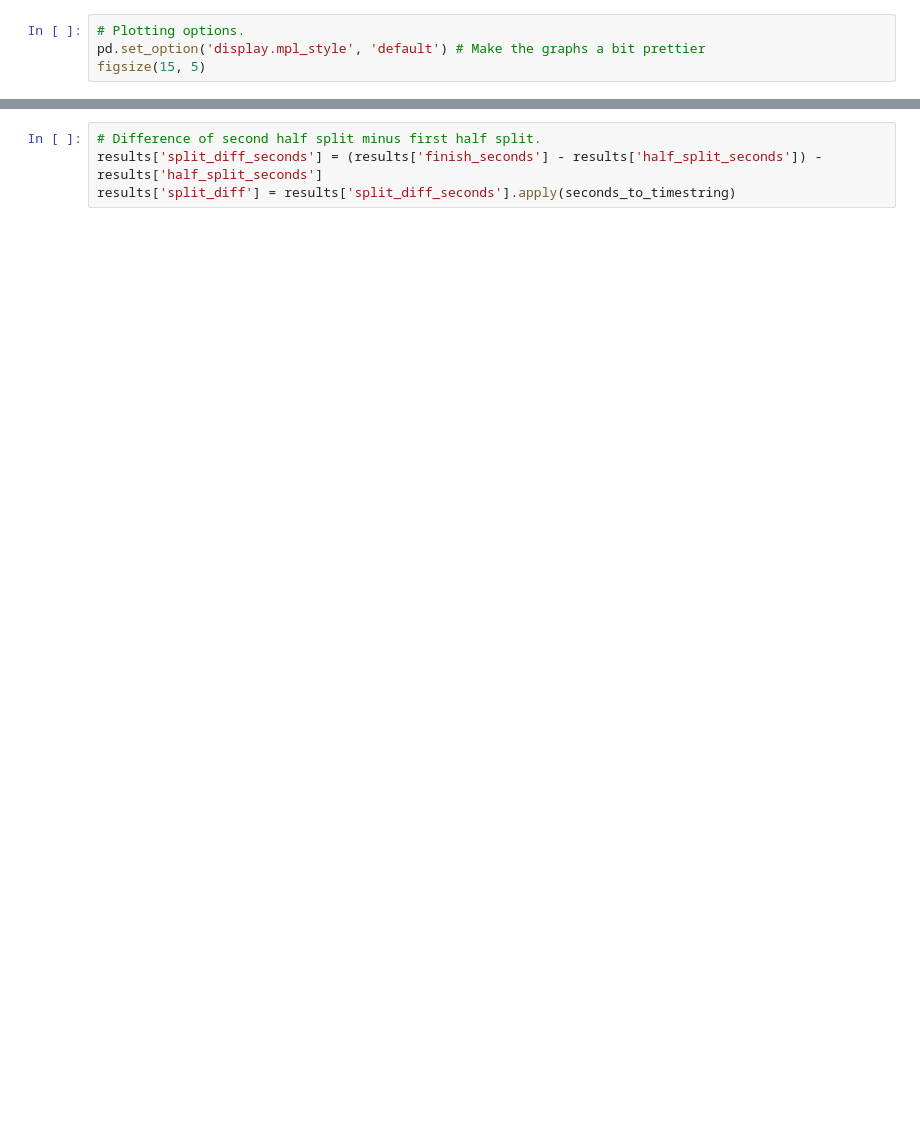
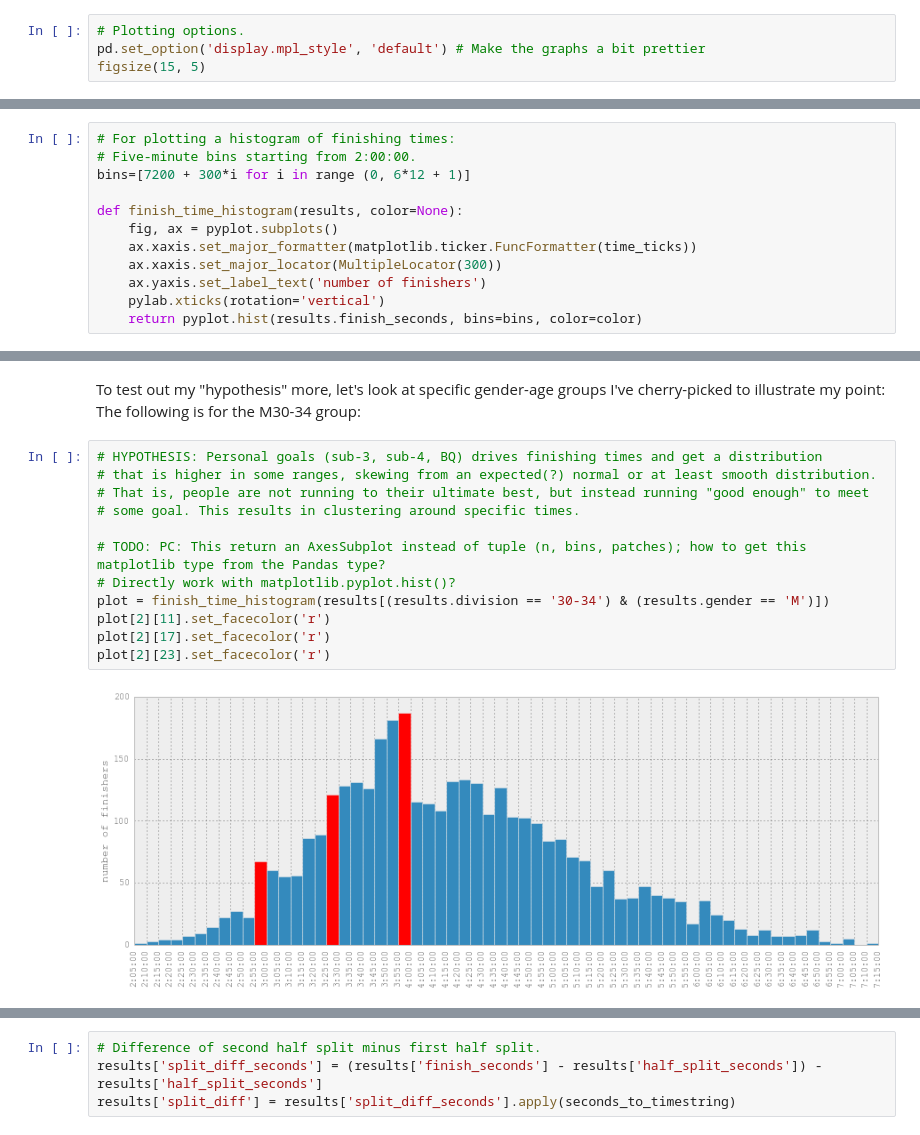
Before and after one commit to pchng/cm2013, a Jupyter notebook: 2013 Chicago Marathon Analysis.ipynb, the cells around one changed output, grey strips where cells are left out. Drawn from its saved outputs; the diff is of its cells as text; blank space fills up the shorter version.

```diff
--- a/2013 Chicago Marathon Analysis.ipynb
+++ b/2013 Chicago Marathon Analysis.ipynb
@@ -64,0 +151,12 @@ results['half_split_seconds'] = results['half_split'].map(timestring_to_seconds)
+# %%
+# For plotting a histogram of finishing times:
+# Five-minute bins starting from 2:00:00.
+bins=[7200 + 300*i for i in range (0, 6*12 + 1)]
+
+def finish_time_histogram(results, color=None):
+    fig, ax = pyplot.subplots()
+    ax.xaxis.set_major_formatter(matplotlib.ticker.FuncFormatter(time_ticks))
+    ax.xaxis.set_major_locator(MultipleLocator(300))
+    ax.yaxis.set_label_text('number of finishers')
+    pylab.xticks(rotation='vertical')
+    return pyplot.hist(results.finish_seconds, bins=bins, color=color)
@@ -64,0 +176,16 @@ results['half_split_seconds'] = results['half_split'].map(timestring_to_seconds)
+# %% [markdown]
+To test out my "hypothesis" more, let's look at specific gender-age groups I've cherry-picked to illustrate my point:  The following is for the M30-34 group:
+# %%
+# HYPOTHESIS: Personal goals (sub-3, sub-4, BQ) drives finishing times and get a distribution
+# that is higher in some ranges, skewing from an expected(?) normal or at least smooth distribution.
+# That is, people are not running to their ultimate best, but instead running "good enough" to meet
+# some goal. This results in clustering around specific times.
+
+# TODO: PC: This return an AxesSubplot instead of tuple (n, bins, patches); how to get this matplotlib type from the Pandas type?
+# Directly work with matplotlib.pyplot.hist()?
+plot = finish_time_histogram(results[(results.division == '30-34') & (results.gender == 'M')])
+plot[2][11].set_facecolor('r')
+plot[2][17].set_facecolor('r')
+plot[2][23].set_facecolor('r')
+# %% [output]
+[figure, added]
```
Also changed, not shown: parts of 50 cells of this notebook.
